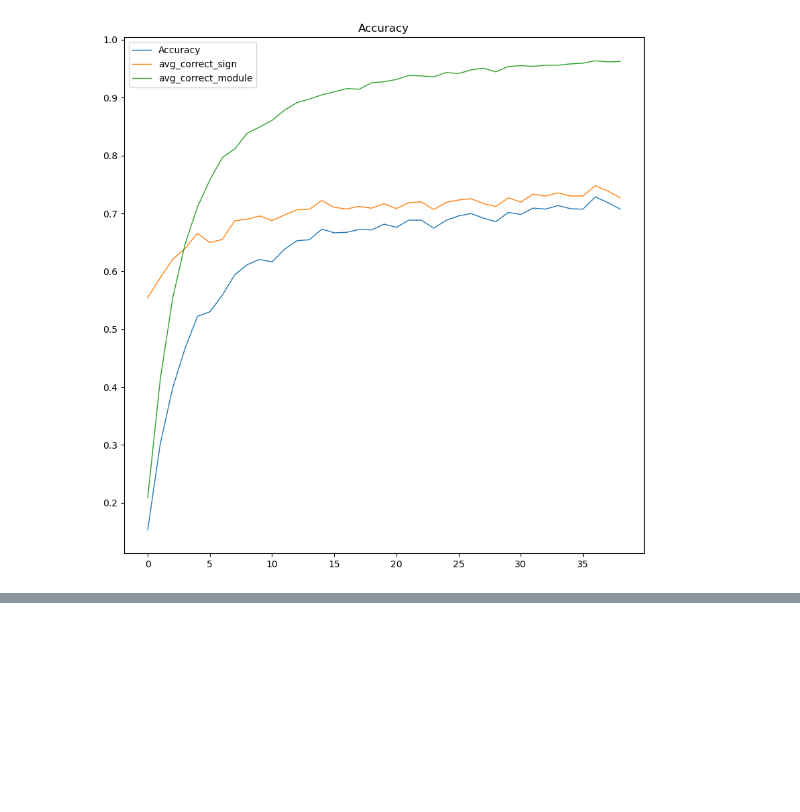
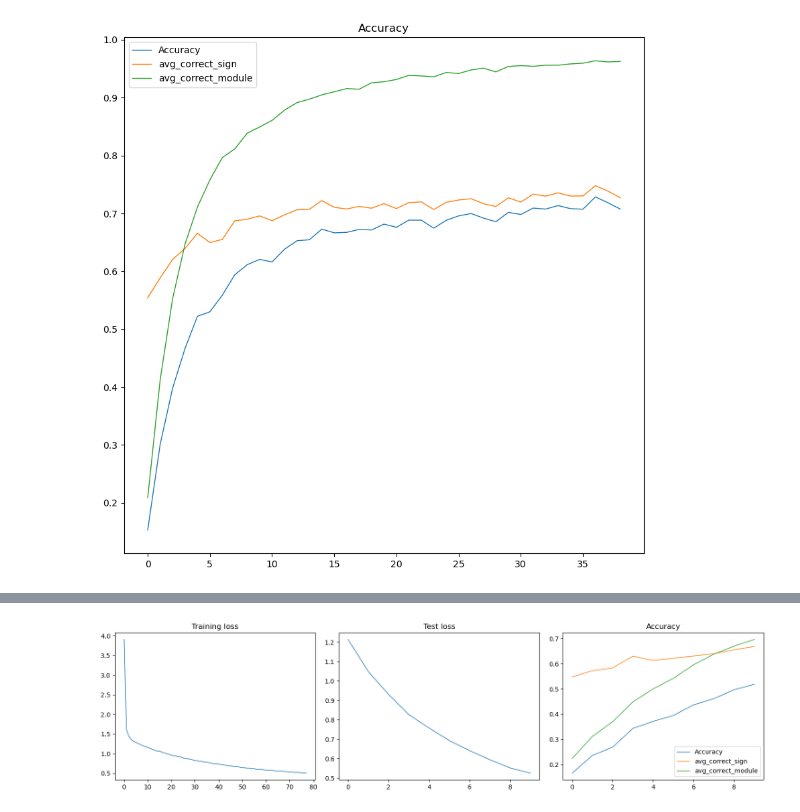
Before and after one commit to f-charton/Transformer-demo, a Jupyter notebook: notebooks/Base.ipynb, the cells around one changed output, grey strips where cells are left out. Saved outputs shown, nothing was run; the diff lists cells and outputs as text; code cells hidden in the pictures; blank space fills up the shorter version.

```diff
--- a/notebooks/Base.ipynb
+++ b/notebooks/Base.ipynb
@@ -157,0 +319,40 @@ plt.show()
+# %%
+indicators = ["xe_loss"]
+prefix = "valid_AMPLITUDE_"
+logfile = os.path.join(params.dump_path,"train.log")
+
+fig, axes = plt.subplots(1, 3, figsize=(15, 4))   # 1 ligne, 3 colonnes
+
+
+
+loss = read_losses(logfile)
+
+axes[0].plot(loss,linewidth=1)
+axes[0].set_title("Training loss")
+
+perf = read_logs(logfile)
+
+v1 = [p[prefix+'xe_loss'] for p in perf]
+
+axes[1].plot(v1,linewidth=1)
+
+axes[1].set_title("Test loss")
+
+indicators = ["avg_correct_sign","avg_correct_module"]
+
+
+perf = read_logs(logfile)
+
+v1 = [p[prefix+"acc"]/100.0 for p in perf]
+
+axes[2].plot(v1,linewidth=1,label="Accuracy")
+for i in indicators:
+    v = [p[prefix+i] for p in perf]
+    axes[2].plot(v, linewidth=1, label=i)
+
+axes[2].set_title("Accuracy")
+axes[2].legend()
+plt.tight_layout()
+plt.show()
+# %% [output]
+[figure, added]
```
Also changed, not shown: parts of 10 cells of this notebook, 1 other file.
